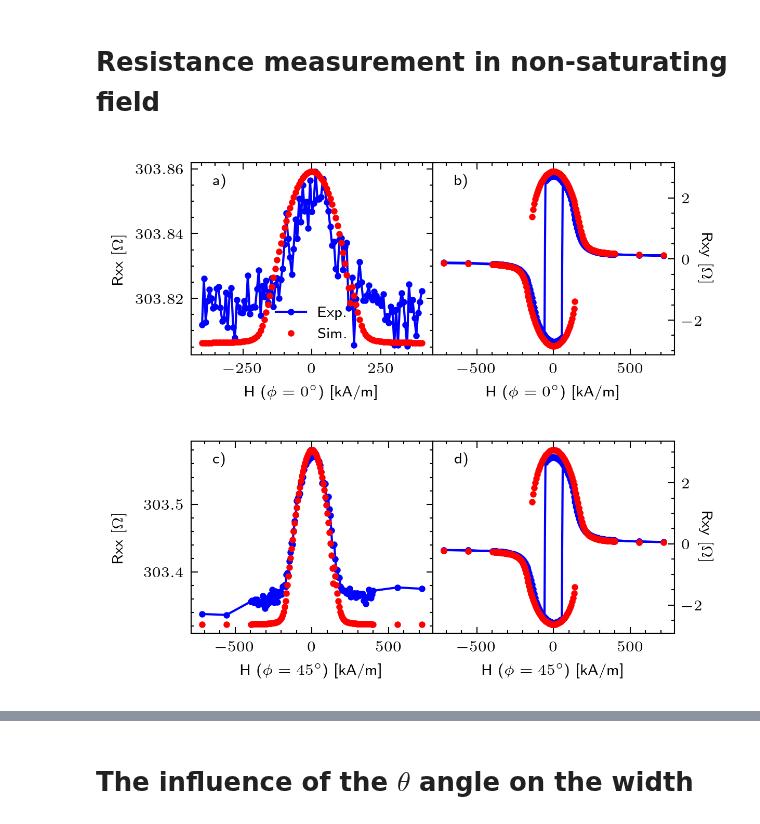
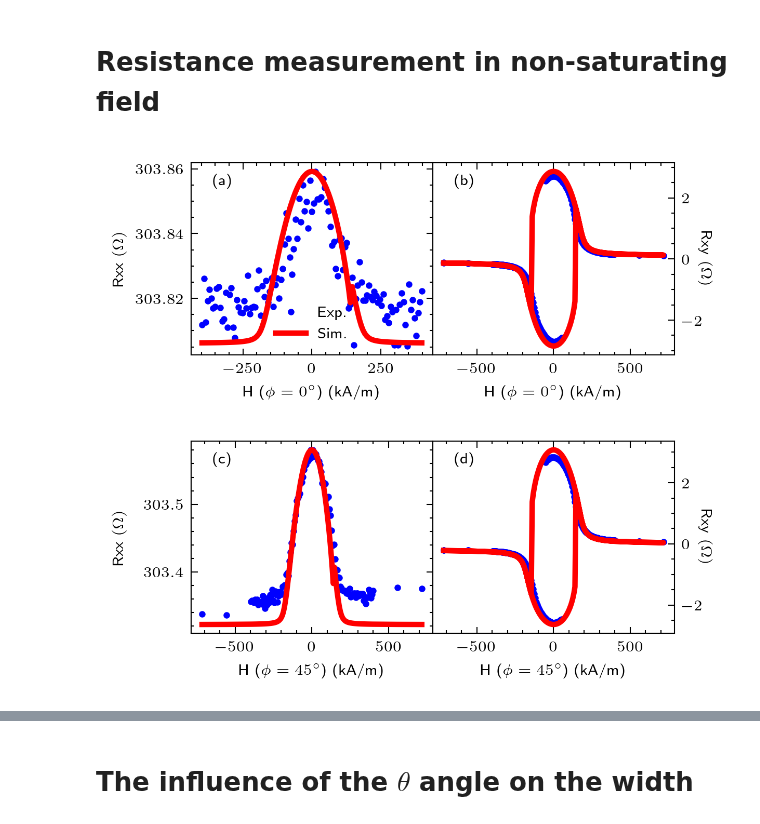
Before and after one commit to LemurPwned/cmtj, a Jupyter notebook: examples/harmonic-hall/HarmonicsFits.ipynb, the cells around one changed output, grey strips where cells are left out. Saved outputs shown, nothing was run; the diff lists cells and outputs as text; code cells hidden in the pictures.

```diff
--- a/examples/harmonic-hall/HarmonicsFits.ipynb
+++ b/examples/harmonic-hall/HarmonicsFits.ipynb
@@ -275,7 +275,7 @@ AHE = [-5.71]
 w = [3e-5]
 l = [2e-5]
 
-
+lw = 2.5
 def get_field_scan_from_angle(experiment_field, theta, phi):
     st, ct, sp, cp = FieldScan._trig_compute(theta, phi)
     Hx = st * cp * experiment_field
@@ -306,9 +306,11 @@ def calculate_resistance(Rx0, Ry0, AMR, AHE, SMR, m, number_of_layers, l, w):
     return Rx, Ry
 
 
-def run_simulation(junction: Junction, Hvecs: np.ndarray, mode: str):
+def run_simulation(junction: Junction,
+                   Hvecs: np.ndarray,
+                   mode: str,
+                   int_time=1e-12):
     sim_time = 10e-9
-    int_time = 4e-12
     layer_str = ['free']
     mags = [CVector(0, 0, 1) for _ in layer_str]
     Rxy, Rxx = [], []
@@ -359,13 +361,14 @@ def simulate(Ku, Ms, Hvecs, alpha, mode='rxx'):
     ]
 
     thickness = 1.45e-9
+    surface = w[0] * l[0]
     l1 = Layer(
         id="free",
         mag=CVector(0, 0, 1),
-        anis=CVector(0, 0., 1),
+        anis=CVector(0., 0, 1),
         Ms=Ms,
         thickness=thickness,
-        cellSurface=0,  # does not matter
+        cellSurface=surface,  # only for temperature calculation
         damping=alpha,
         demagTensor=demagTensor,
     )
@@ -427,38 +430,38 @@ with plt.style.context(['science', 'nature']):
 
             resistance_data[f'{res_mode}_{field}'] = (opt_scan / 1e3).tolist()
             resistance_data[f'sim_{field}_{res_mode}'] = (simulated).tolist()
             ax[i, j].plot(resistance_data[f'{res_mode}_{field}'],
                           exp_y,
-                          'bo-',
+                          'bo',
                           markersize=ms,
                           label='Exp.')
             ax[i, j].plot(resistance_data[f'{res_mode}_{field}'],
                           simulated,
-                          'ro',
-                          markersize=ms,
+                          'r-', linewidth=lw,
+                        #   markersize=ms,
                           label='Sim.')
-            ax[i, j].set_xlabel(f"{flabel} [kA/m]")
-            ax[i, j].set_ylabel(f"{res_mode.capitalize()} $[\Omega]$")
+            ax[i, j].set_xlabel(f"{flabel} (kA/m)")
+            ax[i, j].set_ylabel(f"{res_mode.capitalize()} $(\Omega)$")
             ax[i, 1].yaxis.tick_right()
         ax[i, 1].yaxis.set_label_position("right")
-        ax[i, 1].set_ylabel(f"{res_mode.capitalize()} $[\Omega]$",
+        ax[i, 1].set_ylabel(f"{res_mode.capitalize()} $(\Omega)$",
                             rotation=270)
     ax[0, 0].legend(loc=8)
 
     import matplotlib.transforms as mtransforms
-    for label, ax in zip(['a)', 'b)', 'c)', 'd)', 'e)', 'f)'], ax.flatten()):
+    for label, ax in zip(['(a)', '(b)', '(c)', '(d)', '(e)', '(f)'], ax.flatten()):
         # label physical distance in and down:
         trans = mtransforms.ScaledTranslation(10 / 72, -5 / 72,
                                               fig.dpi_scale_trans)
         ax.text(0.0,
                 1.0,
                 label,
                 transform=ax.transAxes + trans,
                 fontsize='medium',
                 verticalalignment='top',
                 bbox=dict(facecolor='none', edgecolor='none', pad=3.0))
 
     fig.align_ylabels()
     fig.subplots_adjust(wspace=0., hspace=0.45)
 # %% [output]
-[figure, old version]
+[figure, new version]
```
Also changed, not shown: parts of 8 cells of this notebook, 9 other files.
